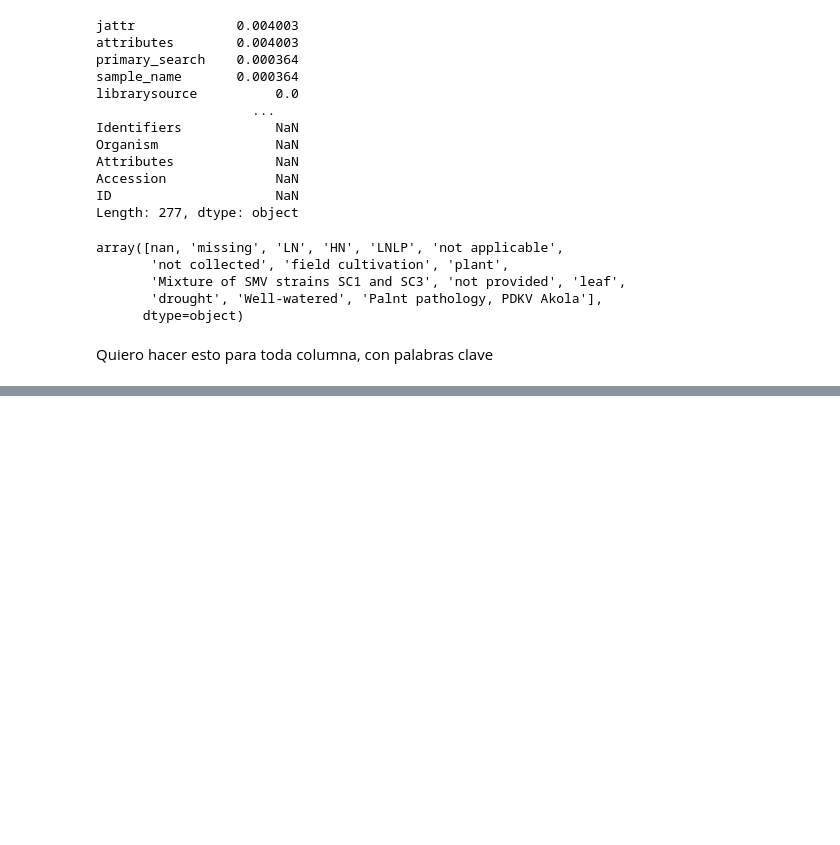
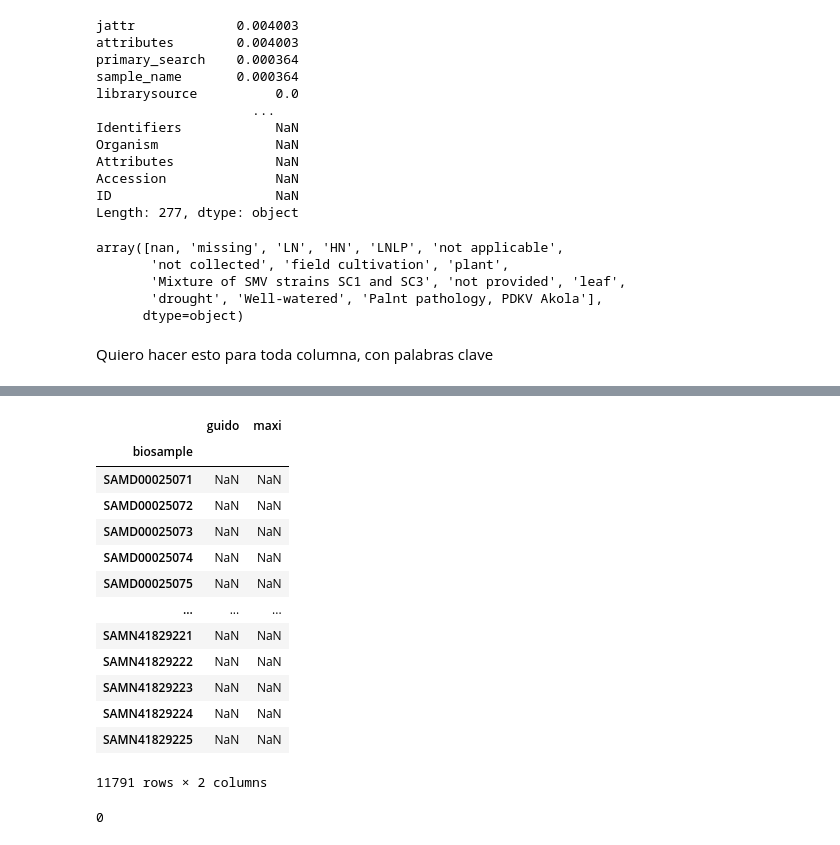
Before and after one commit to freire-guido/soy-biomarkers, a Jupyter notebook: accession/sample_stress.ipynb, the cells around one changed output, grey strips where cells are left out. Cells and saved outputs as stored; diff of their text form; code cells hidden in the pictures; blank space fills up the shorter version.

```diff
--- a/accession/sample_stress.ipynb
+++ b/accession/sample_stress.ipynb
@@ -172,0 +125,9 @@ stress_maxi
+# %%
+stress_guido.loc[~(stress_guido['con'] | stress_guido['stress'])] = pd.NA
+# %%
+stress_maxi = pd.read_csv('stress_control_maxi.csv')
+stress_maxi.loc[stress_maxi['Control/Treated'] == 'con', 'Control/Treated'] = True
+stress_maxi.loc[stress_maxi['Control/Treated'] == 'stress', 'Control/Treated'] = False
+# %%
+stress_maxi.columns = ['con', 'biosample']
+stress_maxi
@@ -172,0 +148,3 @@ stress_maxi
+# %%
+stress_maxi = stress_maxi.drop_duplicates(keep='first', subset='biosample').set_index('biosample')
+stress_maxi
@@ -172,0 +166,23 @@ stress_maxi
+# %%
+stress_gm = stress_guido.join(stress_maxi, rsuffix='_maxi', how='outer')[['con', 'con_maxi']]
+stress_gm.columns = ['guido', 'maxi']
+stress_gm
+# %% [output]
+|  | guido | maxi |
+| biosample |  |  |
+| SAMD00025071 | NaN | NaN |
+| SAMD00025072 | NaN | NaN |
+| SAMD00025073 | NaN | NaN |
+| SAMD00025074 | NaN | NaN |
+| SAMD00025075 | NaN | NaN |
+| ... | ... | ... |
+| SAMN41829221 | NaN | NaN |
+| SAMN41829222 | NaN | NaN |
+| SAMN41829223 | NaN | NaN |
+| SAMN41829224 | NaN | NaN |
+| SAMN41829225 | NaN | NaN |
+11791 rows × 2 columns
+# %%
+stress_gm.index.duplicated().sum()
+# %% [output]
+0
```
Also changed, not shown: parts of 14 cells of this notebook, 7 other files.
